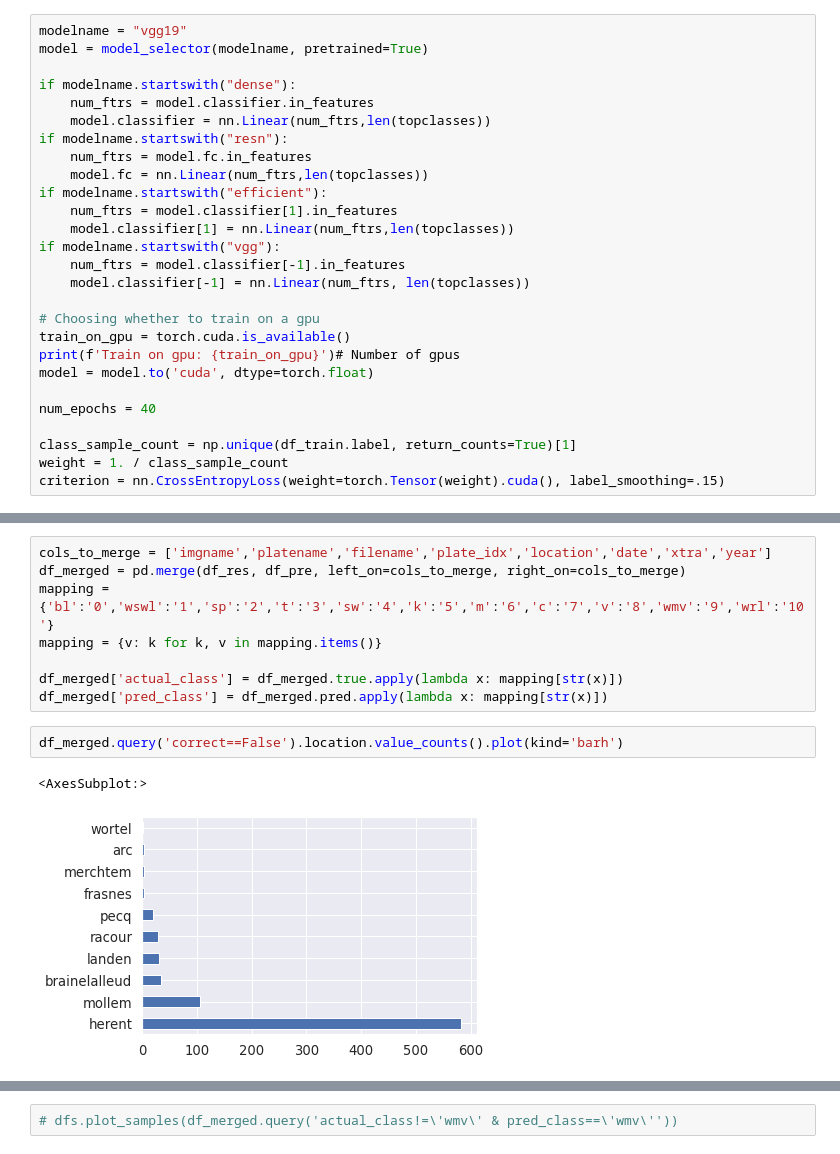
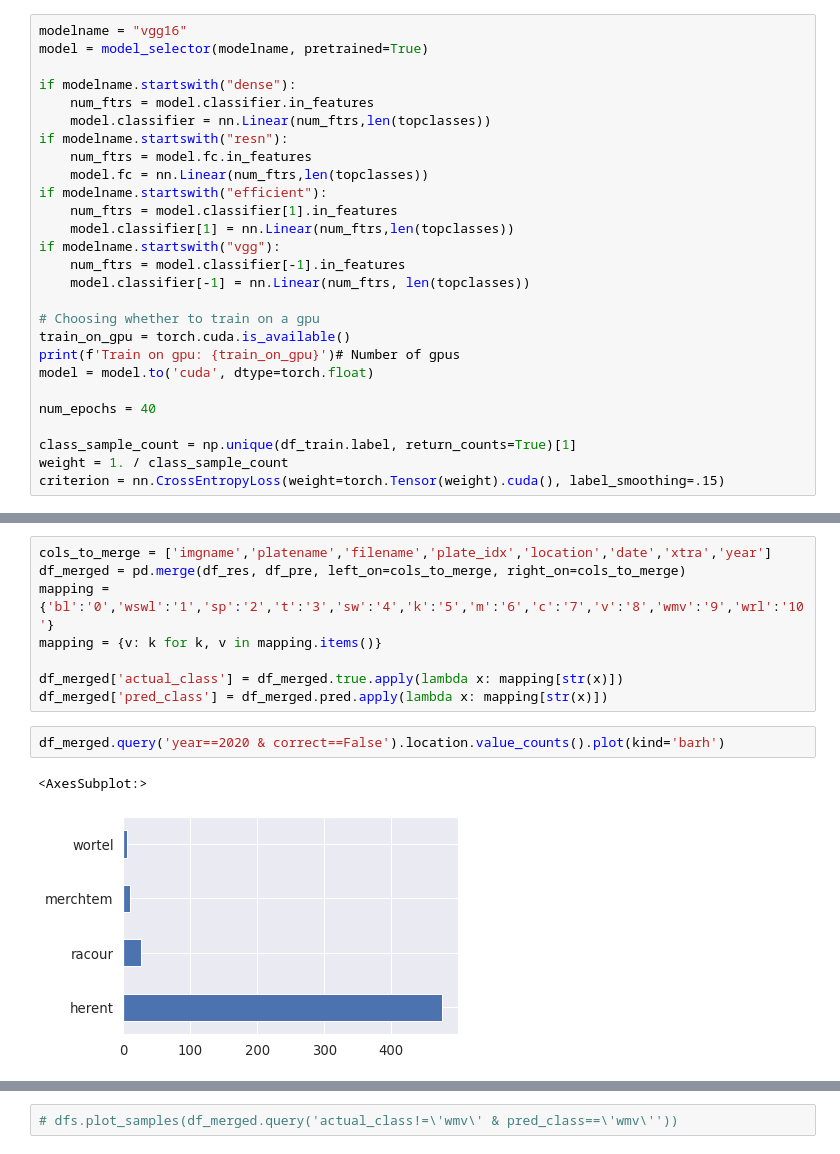
Before and after one commit to kalfasyan/stickybugs-ai, a Jupyter notebook: 003_Results.ipynb, the cells around one changed output, grey strips where cells are left out. Saved outputs shown, nothing was run; the diff lists cells and outputs as text.

```diff
--- a/003_Results.ipynb
+++ b/003_Results.ipynb
@@ -118,7 +118,7 @@ test_dataloader = DataLoader(test_dataset, batch_size=batch_size_val, shuffle=Fa
 # %%
 torch.backends.cudnn.benchmark = True
 # %%
-modelname = "vgg19"
+modelname = "vgg16"
 model = model_selector(modelname, pretrained=True)
 
 if modelname.startswith("dense"):
@@ -193,8 +191,8 @@ mapping = {v: k for k, v in mapping.items()}
 df_merged['actual_class'] = df_merged.true.apply(lambda x: mapping[str(x)])
 df_merged['pred_class'] = df_merged.pred.apply(lambda x: mapping[str(x)])
 # %%
-df_merged.query('correct==False').location.value_counts().plot(kind='barh')
+df_merged.query('year==2020 & correct==False').location.value_counts().plot(kind='barh')
 # %% [output]
 <AxesSubplot:>
-[figure, old version]
+[figure, new version]
 # %%
```
Also changed, not shown: parts of 19 cells of this notebook, 4 other files.
